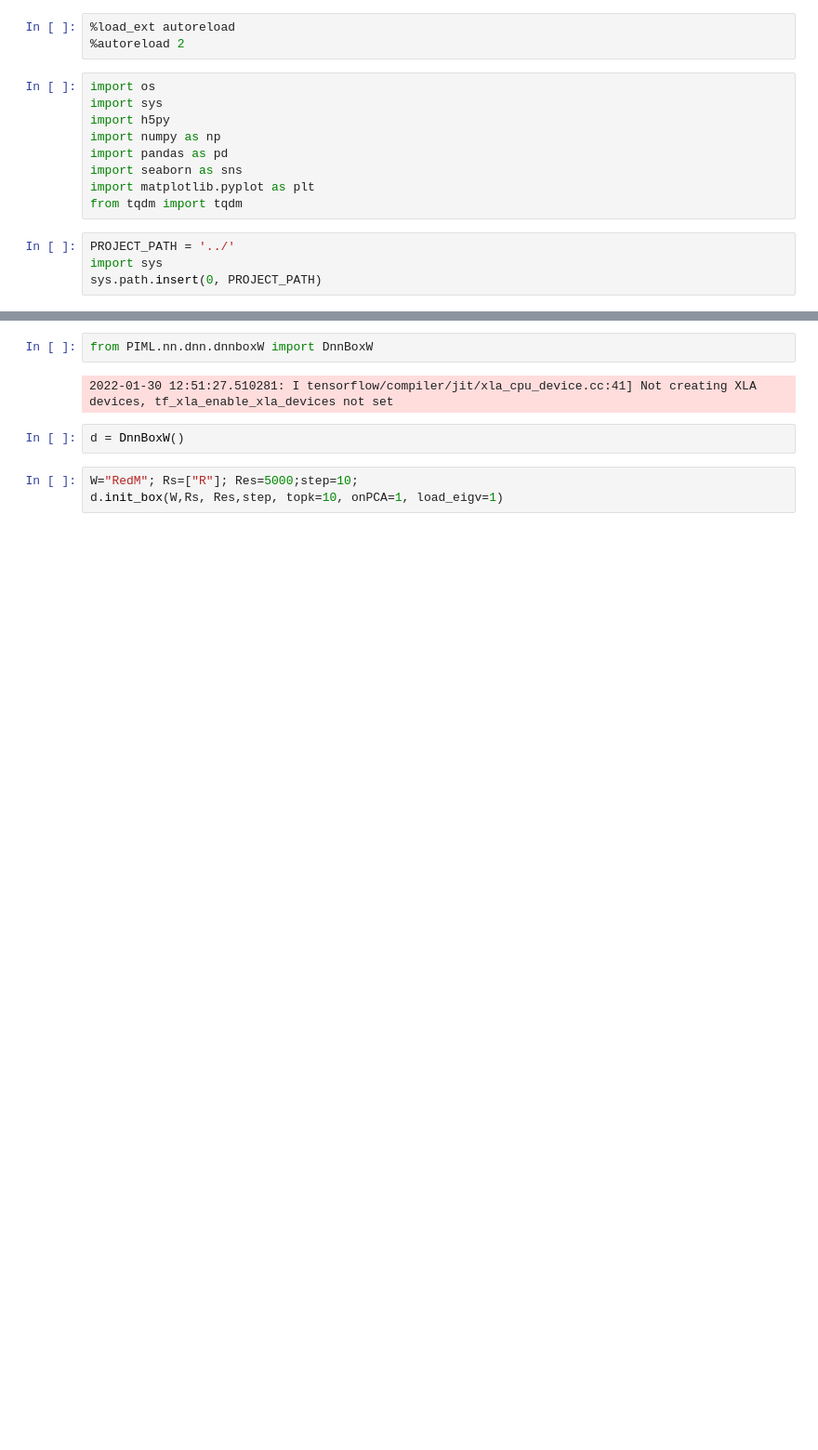
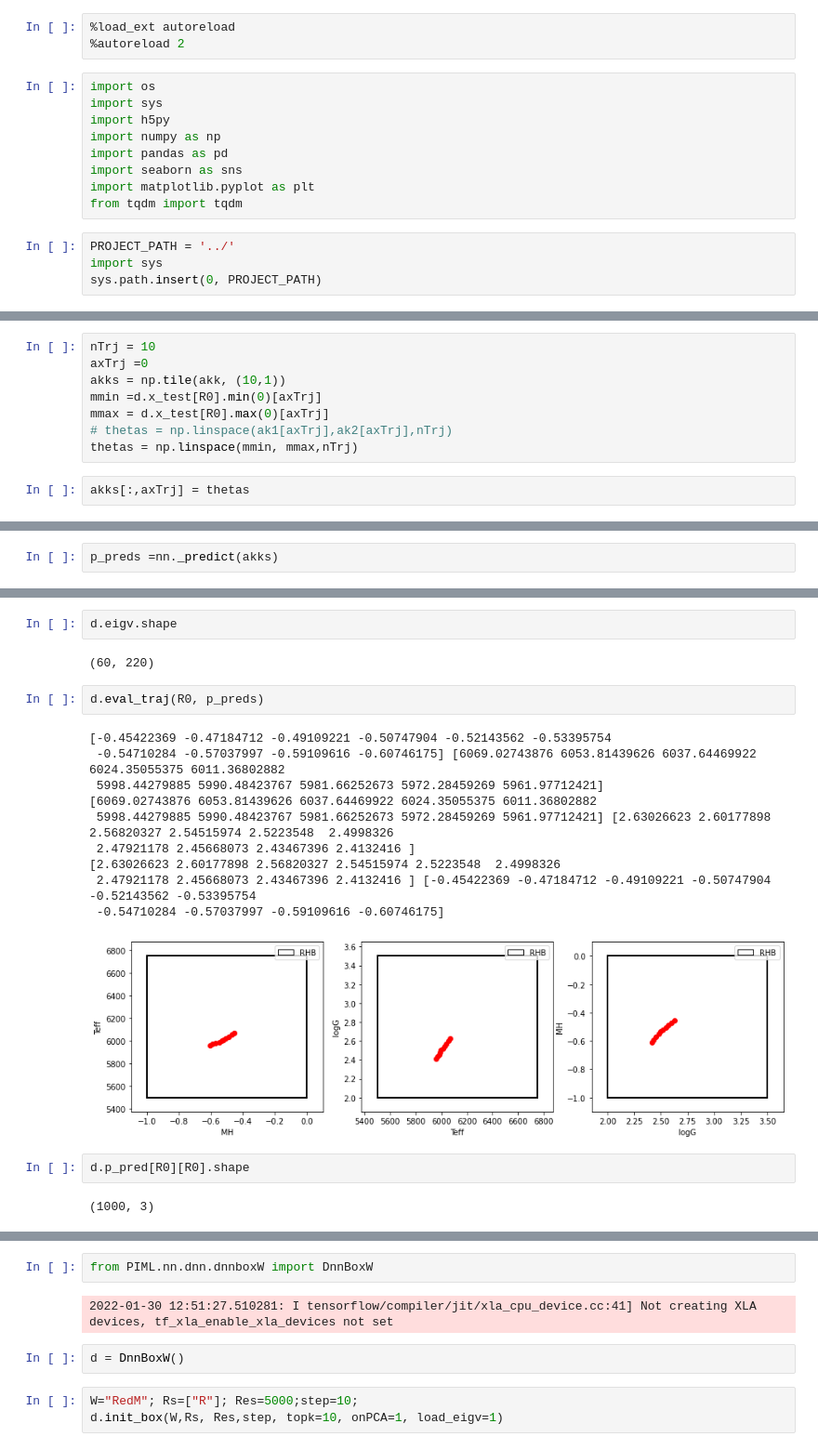
Before and after one commit to ViskaWei/PIML_v0, a Jupyter notebook: nb/RHB_noisednn.ipynb, the cells around one changed output, grey strips where cells are left out. Shown at 93% size. Drawn from its saved outputs; the diff is of its cells as text; blank space fills up the shorter version.

```diff
--- a/nb/RHB_noisednn.ipynb
+++ b/nb/RHB_noisednn.ipynb
@@ -16,0 +74,10 @@ sys.path.insert(0, PROJECT_PATH)
+# %%
+nTrj = 10
+axTrj =0
+akks = np.tile(akk, (10,1))
+mmin =d.x_test[R0].min(0)[axTrj]
+mmax = d.x_test[R0].max(0)[axTrj]
+# thetas = np.linspace(ak1[axTrj],ak2[axTrj],nTrj)
+thetas = np.linspace(mmin, mmax,nTrj)
+# %%
+akks[:,axTrj] = thetas
@@ -16,0 +98,2 @@ sys.path.insert(0, PROJECT_PATH)
+# %%
+p_preds =nn._predict(akks)
@@ -16,0 +113,21 @@ sys.path.insert(0, PROJECT_PATH)
+# %%
+d.eigv.shape
+# %% [output]
+(60, 220)
+# %%
+d.eval_traj(R0, p_preds)
+# %% [output]
+[-0.45422369 -0.47184712 -0.49109221 -0.50747904 -0.52143562 -0.53395754
+ -0.54710284 -0.57037997 -0.59109616 -0.60746175] [6069.02743876 6053.81439626 6037.64469922 6024.35055375 6011.36802882
+ 5998.44279885 5990.48423767 5981.66252673 5972.28459269 5961.97712421]
+[6069.02743876 6053.81439626 6037.64469922 6024.35055375 6011.36802882
+ 5998.44279885 5990.48423767 5981.66252673 5972.28459269 5961.97712421] [2.63026623 2.60177898 2.56820327 2.54515974 2.5223548  2.4998326
+ 2.47921178 2.45668073 2.43467396 2.4132416 ]
+[2.63026623 2.60177898 2.56820327 2.54515974 2.5223548  2.4998326
+ 2.47921178 2.45668073 2.43467396 2.4132416 ] [-0.45422369 -0.47184712 -0.49109221 -0.50747904 -0.52143562 -0.53395754
+ -0.54710284 -0.57037997 -0.59109616 -0.60746175]
+[figure, added]
+# %%
+d.p_pred[R0][R0].shape
+# %% [output]
+(1000, 3)
```
Also changed, not shown: parts of 23 cells of this notebook, 13 other files.
